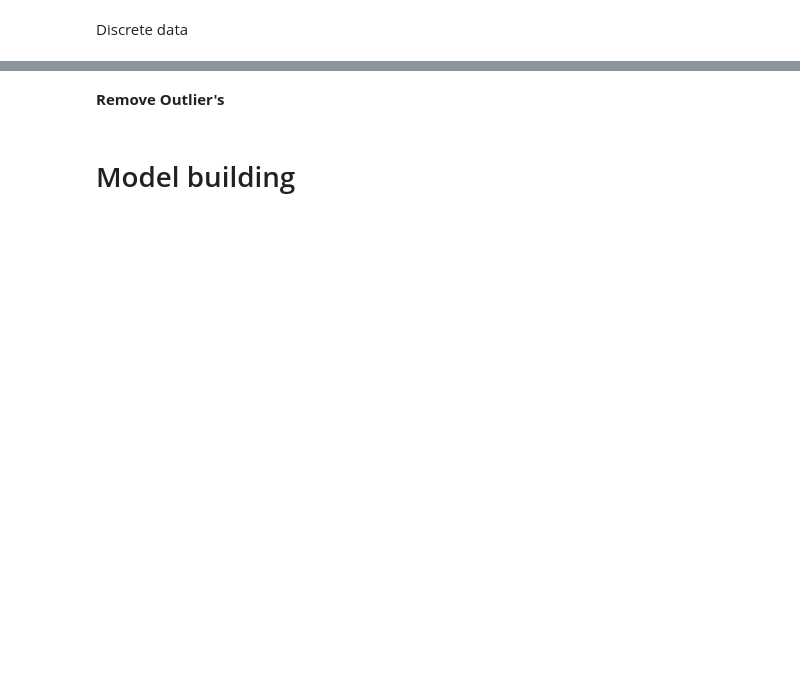
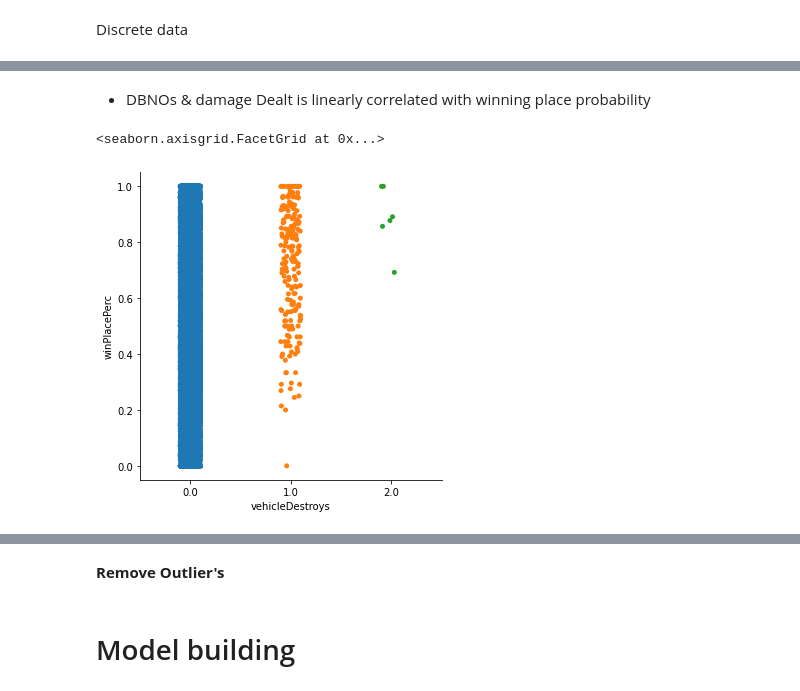
Before and after one commit to sahilr005/ml, a Jupyter notebook: Game_WIn.ipynb, the cells around one changed output, grey strips where cells are left out. Cells and saved outputs as stored; diff of their text form; code cells hidden in the pictures; blank space fills up the shorter version.

```diff
--- a/Game_WIn.ipynb
+++ b/Game_WIn.ipynb
@@ -203,0 +220,7 @@ sns.scatterplot(data=data,x="walkDistance",y="boosts",hue="winPlacePerc")
+# %% [markdown]
+- DBNOs & damage Dealt is linearly correlated with winning place probability
+# %%
+sns.catplot(data=data,x="vehicleDestroys",y="winPlacePerc")
+# %% [output]
+<seaborn.axisgrid.FacetGrid at 0x...>
+[figure, added]
```
Also changed, not shown: parts of 29 cells of this notebook.
